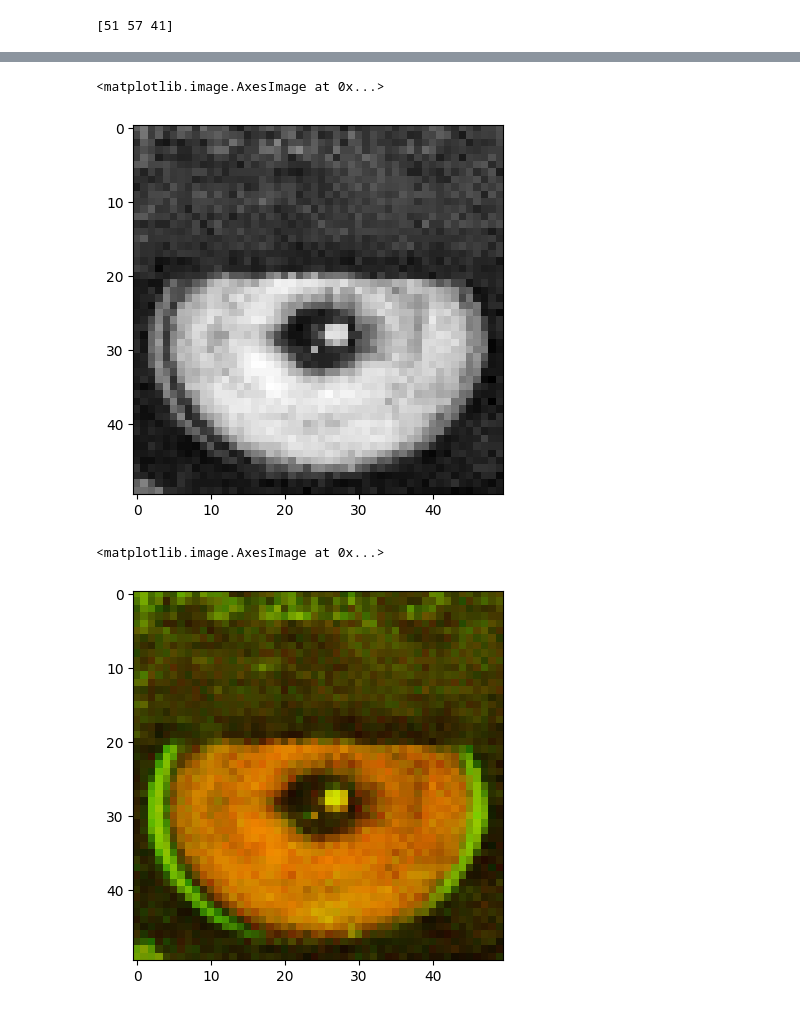
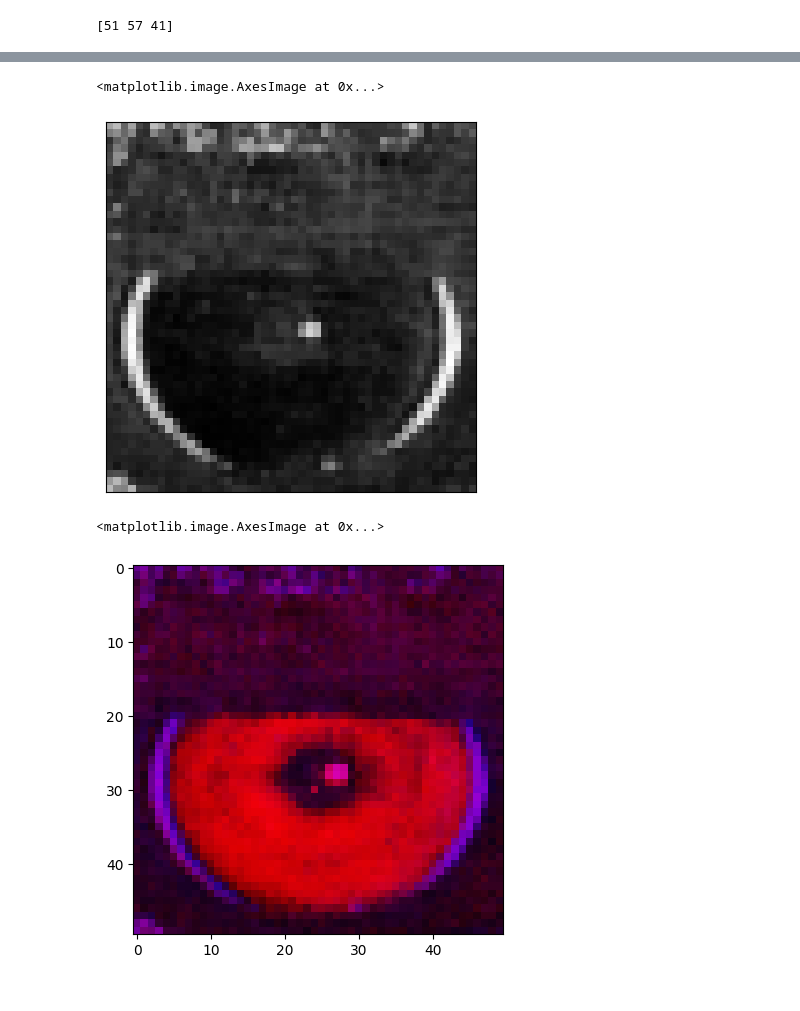
Before and after one commit to enriquezmartin/pes-utn-fra, a Jupyter notebook: python-notebooks/5-opencv/0-intro.ipynb, the cells around one changed output, grey strips where cells are left out. Cells and saved outputs as stored; diff of their text form; code cells hidden in the pictures.

```diff
--- a/python-notebooks/5-opencv/0-intro.ipynb
+++ b/python-notebooks/5-opencv/0-intro.ipynb
@@ -25,14 +27,15 @@ plt.imshow(roi)
 # %%
 # Split and merge channels
 r,g,b = cv.split(roi)
-plt.imshow(r,cmap='gray')
+plt.xticks([]),plt.yticks([])
+plt.imshow(b,cmap='gray')
 # %% [output]
 <matplotlib.image.AxesImage at 0x...>
-[figure, old version]
+[figure, new version]
 # %%
-b[:,:]=0 # Hace 0 todos los pixeles azules
+g[:,:]=0 # Hace 0 todos los pixeles azules
 img_r = cv.merge((r,g,b))
 plt.imshow(img_r)
 # %% [output]
 <matplotlib.image.AxesImage at 0x...>
-[figure, old version]
+[figure, new version]
```
Also changed, not shown: parts of 3 cells of this notebook, 7 other files.
